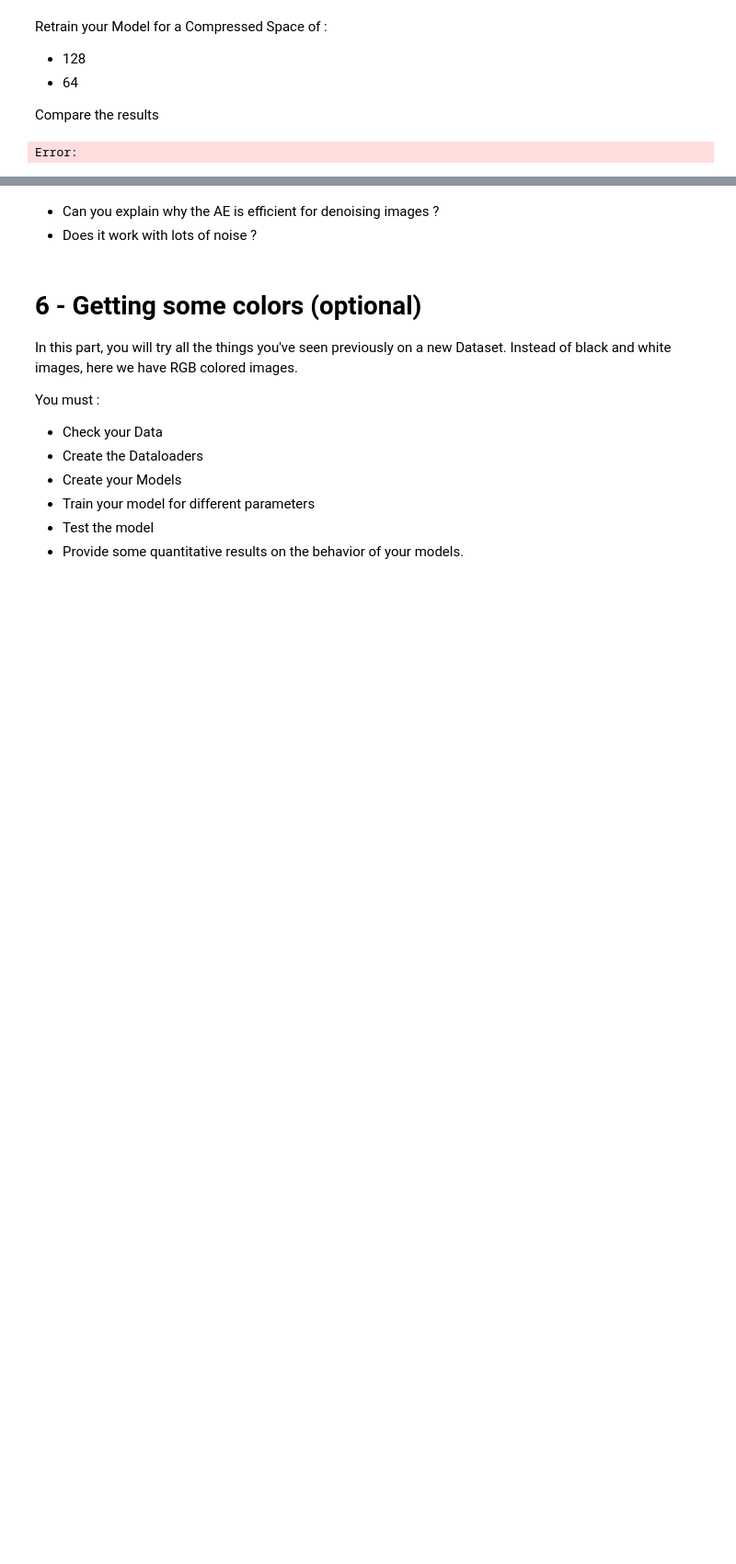
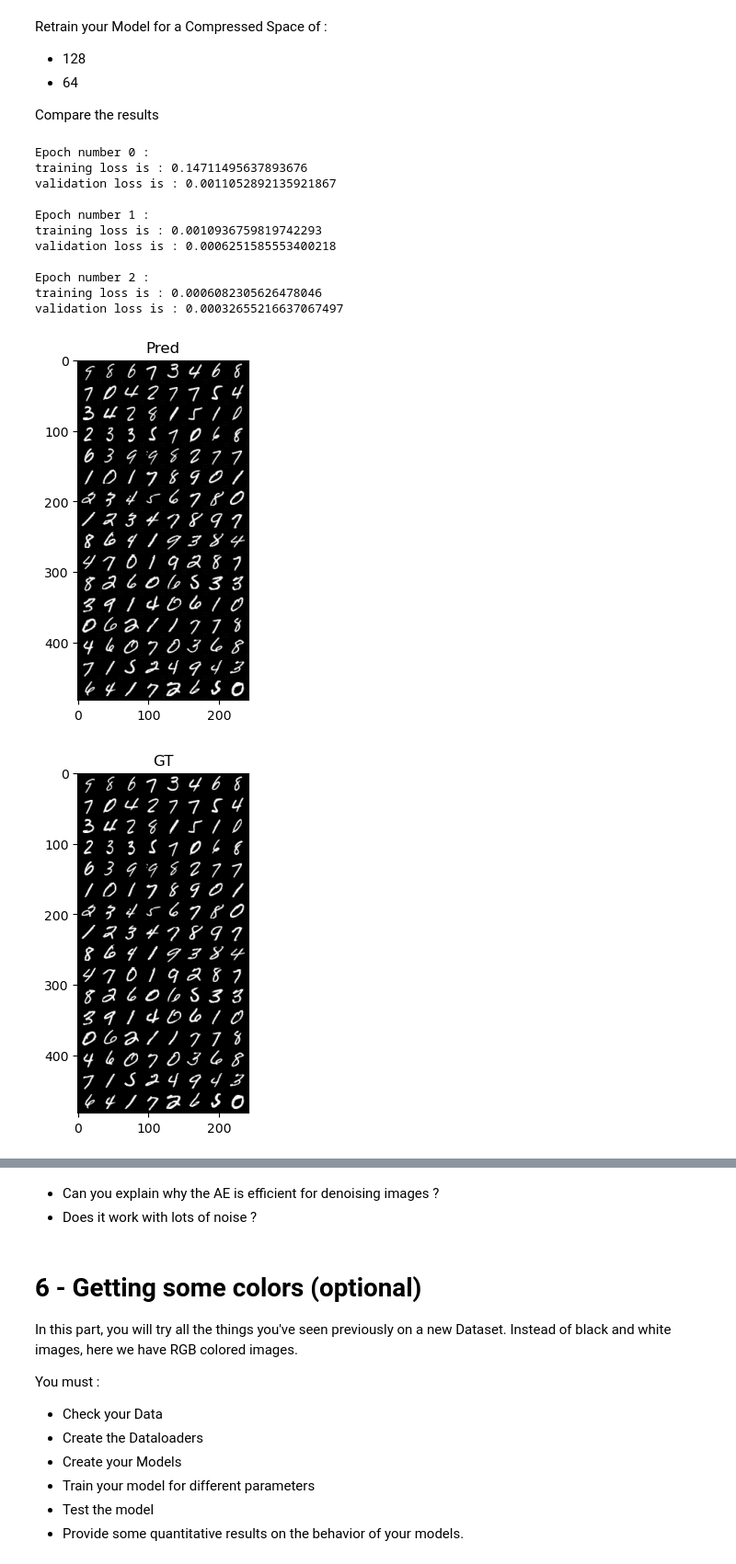
Before and after one commit to MurphLaws/JPEGCompression, a Jupyter notebook: Lab2_AE.ipynb, the cells around one changed output, grey strips where cells are left out. Shown at 92% size. Drawn from its saved outputs; the diff is of its cells as text; code cells hidden in the pictures; blank space fills up the shorter version.

```diff
--- a/Lab2_AE.ipynb
+++ b/Lab2_AE.ipynb
@@ -1297,29 +1320,81 @@ Retrain your Model for a Compressed Space of :
 Compare the results
 # %%
 # TODO : Change your model
-model =
+model = AutoEncoder_Conv(1,64)
 
 # TODO : Reload your HyperParameters
 
 device = 'cuda' if torch.cuda.is_available() else 'cpu'
 net = model.to(device)
-criterion = ...
-learning_rate = ....
-optimizer = ....
-num_epochs =...
+criterion = nn.MSELoss()
+learning_rate = 0.01
+optimizer = torch.optim.Adam(model.parameters(), lr=learning_rate)
+num_epochs = 3
 # TODO : Rewrite your Training  and Validation Loop
 for epoch in range(num_epochs) :
+    print("\nEpoch number", epoch,":")
     running_loss_t,running_loss_v = 0.0, 0.0
     for i, data in enumerate(train_loader, 0):
+      image = data[0].to(device)
+
+      optimizer.zero_grad()
+
+      outputs = net(image)
+      outputs = outputs.view(image.shape)
+      loss = criterion(image, outputs)
+
+      loss.backward()
+      optimizer.step()
+      running_loss_t += loss.item()
+      if i == mini_batches_print :
+        running_loss_t= running_loss_t/mini_batches_print
+        print('training loss is :',running_loss_t)
+        loss_train.append(running_loss_t)
 
     with torch.no_grad():
       for i, data in enumerate(val_loader, 0):
+        image = data[0].to(device)
+
+        outputs = net(image)
+        outputs = outputs.view(image.shape)
+        loss = criterion( image , outputs )
+
+        running_loss_v += loss.item()
+        if i == mini_batches_print :
+          running_loss_v= running_loss_v/mini_batches_print
+          print('validation loss is :',running_loss_v)
+          loss_val.append(running_loss_v)
 
 # TODO : Rewrite your Testing Loop
 with torch.no_grad():
   running_loss = []
   for i, data in enumerate(test_loader, 0):
+        image = data[0].to(device) # we use [0] to get only images without the labels
+
+        outputs = net(image)
+        outputs = outputs.view(data[0].shape)
+        loss = criterion( data[0].to(device) , outputs )
+
+
+        running_loss.append(loss.item())
+
+
 
 # TODO :  Plot the last batch and the Reconstruction Errors
+
+imshow(torchvision.utils.make_grid(outputs.detach().cpu()),'Pred')
+imshow(torchvision.utils.make_grid(data[0]),'GT')
 # %% [output]
-Error:
+Epoch number 0 :
+training loss is : 0.14711495637893676
+validation loss is : 0.0011052892135921867
+
+Epoch number 1 :
+training loss is : 0.0010936759819742293
+validation loss is : 0.0006251585553400218
+
+Epoch number 2 :
+training loss is : 0.0006082305626478046
+validation loss is : 0.00032655216637067497
+[figure, added]
+[figure, added]
```
Also changed, not shown: parts of 5 cells of this notebook.
